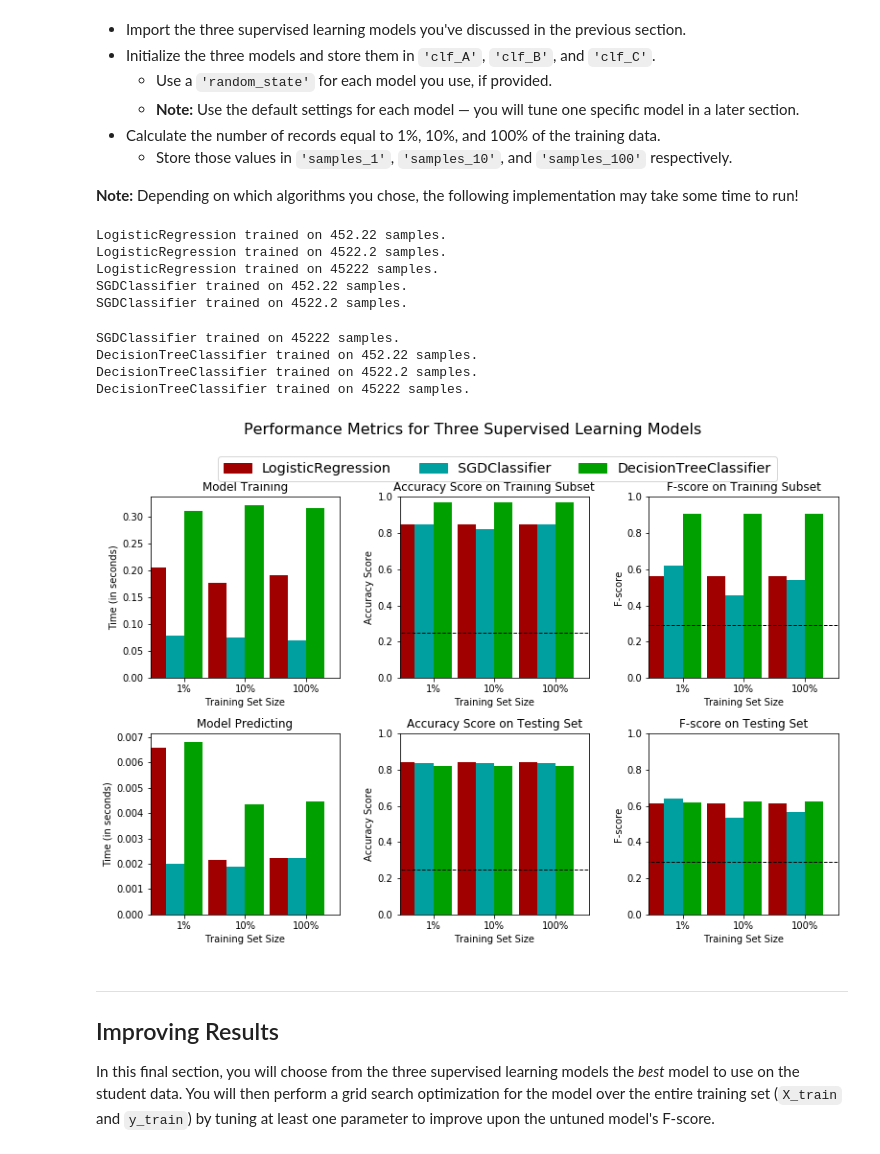
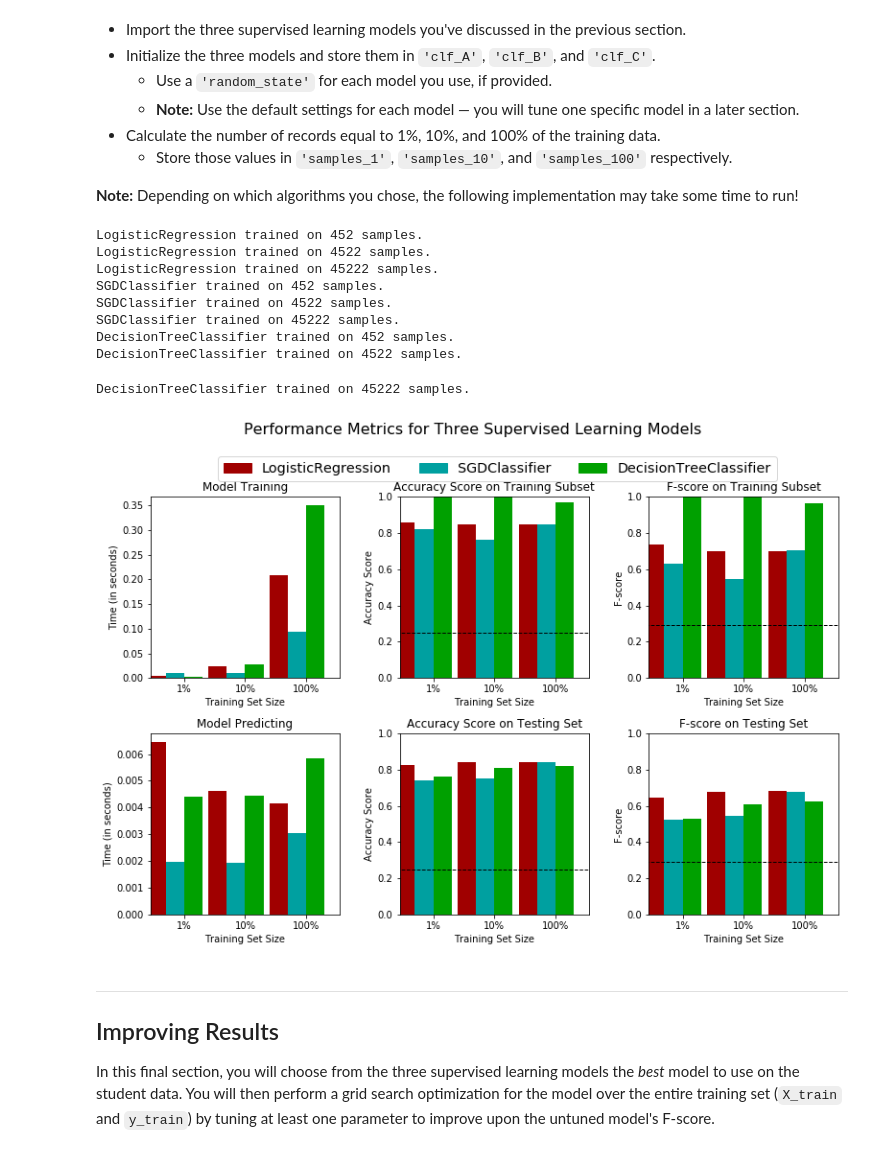
Before and after one commit to molliemarie/machine-learning, a Jupyter notebook: projects/finding_donors/finding_donors-complete.ipynb, the cells around one changed output. Cells and saved outputs as stored; diff of their text form; code cells hidden in the pictures.

```diff
--- a/projects/finding_donors/finding_donors-complete.ipynb
+++ b/projects/finding_donors/finding_donors-complete.ipynb
@@ -387,7 +387,7 @@ def train_predict(learner, sample_size, X_train, y_train, X_test, y_test):
 
     # TODO: Fit the learner to the training data using slicing with 'sample_size' using .fit(training_features[:], training_labels[:])
     start = time() # Get start time
-    learner.fit(X_train[:], y_train[:])
+    learner = learner.fit(X_train[:sample_size], y_train[:sample_size])
     end = time() # Get end time
 
     # TODO: Calculate the training time
@@ -404,16 +404,16 @@ def train_predict(learner, sample_size, X_train, y_train, X_test, y_test):
     results['pred_time'] = end - start
 
     # TODO: Compute accuracy on the first 300 training samples which is y_train[:300]
-    results['acc_train'] = accuracy_score(predictions_train, y_train[:300])
+    results['acc_train'] = accuracy_score(y_train[:300], predictions_train)
 
     # TODO: Compute accuracy on test set using accuracy_score()
-    results['acc_test'] = accuracy_score(predictions_test, y_test)
+    results['acc_test'] = accuracy_score(y_test, predictions_test)
 
     # TODO: Compute F-score on the the first 300 training samples using fbeta_score()
-    results['f_train'] = fbeta_score(predictions_train, y_train[:300], beta=0.5)
+    results['f_train'] = fbeta_score(y_train[:300], predictions_train, beta=0.5)
 
     # TODO: Compute F-score on the test set which is y_test
-    results['f_test'] = fbeta_score(predictions_test, y_test, beta=0.5)
+    results['f_test'] = fbeta_score(y_test, predictions_test, beta=0.5)
 
     # Success
     print("{} trained on {} samples.".format(learner.__class__.__name__, sample_size))
@@ -436,45 +434,45 @@ In the code cell, you will need to implement the following:
 # %%
 # TODO: Import the three supervised learning models from sklearn
 from sklearn.linear_model import LogisticRegression
 from sklearn.tree import DecisionTreeClassifier
 from sklearn.linear_model import SGDClassifier
 
 
 # TODO: Initialize the three models
-clf_A = LogisticRegression()
-clf_B = SGDClassifier()
-clf_C = DecisionTreeClassifier()
+clf_A = LogisticRegression(random_state=1)
+clf_B = SGDClassifier(random_state=1)
+clf_C = DecisionTreeClassifier(random_state=1)
 
 # TODO: Calculate the number of samples for 1%, 10%, and 100% of the training data
 # HINT: samples_100 is the entire training set i.e. len(y_train)
 # HINT: samples_10 is 10% of samples_100 (ensure to set the count of the values to be `int` and not `float`)
 # HINT: samples_1 is 1% of samples_100 (ensure to set the count of the values to be `int` and not `float`)
 samples_100 = n_records
-samples_10 = n_records * .10
-samples_1 = n_records * .01
+samples_10 = int(n_records /10)
+samples_1 = int(n_records /100)
 
 # Collect results on the learners
 results = {}
 for clf in [clf_A, clf_B, clf_C]:
     clf_name = clf.__class__.__name__
     results[clf_name] = {}
     for i, samples in enumerate([samples_1, samples_10, samples_100]):
         results[clf_name][i] = \
         train_predict(clf, samples, X_train, y_train, X_test, y_test)
 
 # Run metrics visualization for the three supervised learning models chosen
 vs.evaluate(results, accuracy, fscore)
 # %% [output]
-LogisticRegression trained on 452.22 samples.
-LogisticRegression trained on 4522.2 samples.
+LogisticRegression trained on 452 samples.
+LogisticRegression trained on 4522 samples.
 LogisticRegression trained on 45222 samples.
-SGDClassifier trained on 452.22 samples.
-SGDClassifier trained on 4522.2 samples.
+SGDClassifier trained on 452 samples.
+SGDClassifier trained on 4522 samples.
+SGDClassifier trained on 45222 samples.
+DecisionTreeClassifier trained on 452 samples.
+DecisionTreeClassifier trained on 4522 samples.
-SGDClassifier trained on 45222 samples.
-DecisionTreeClassifier trained on 452.22 samples.
-DecisionTreeClassifier trained on 4522.2 samples.
 DecisionTreeClassifier trained on 45222 samples.
-[figure, old version]
+[figure, new version]
 # %% [markdown]
 ----
 ## Improving Results
```
Also changed, not shown: parts of 14 cells of this notebook, 5 other files.
